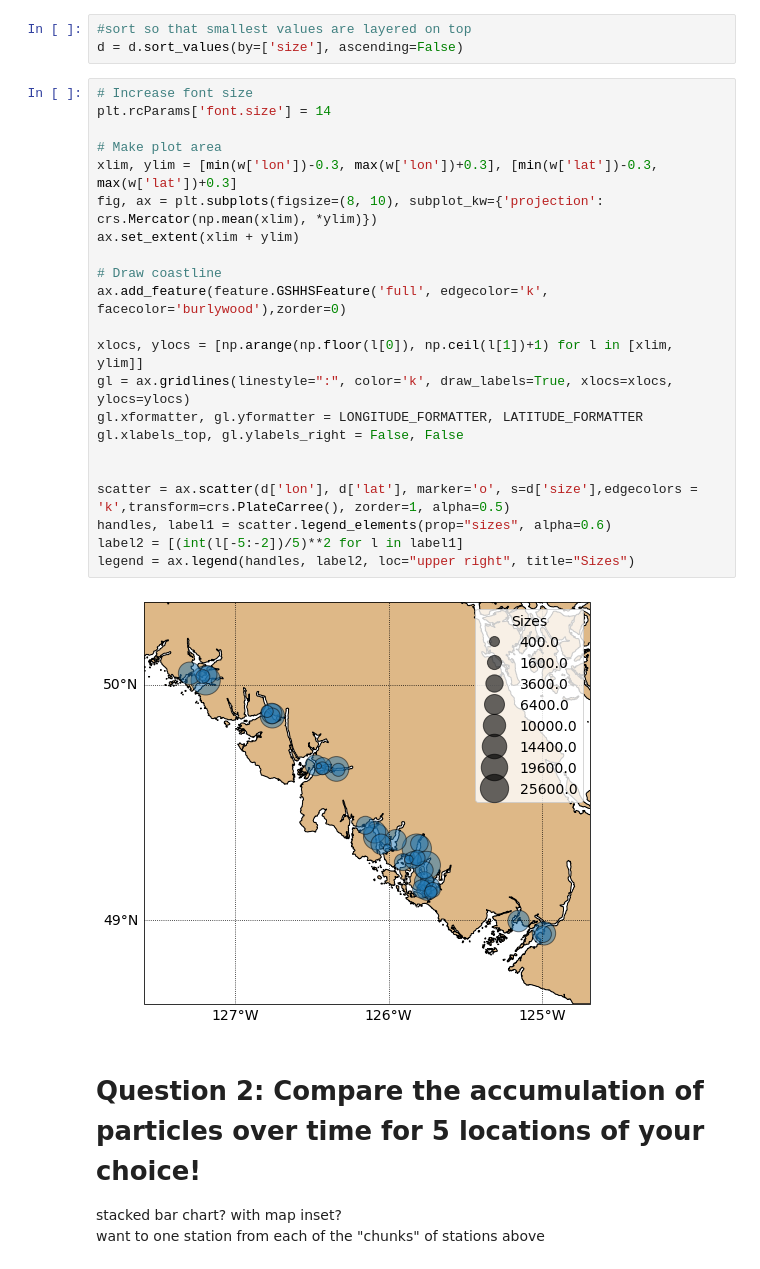
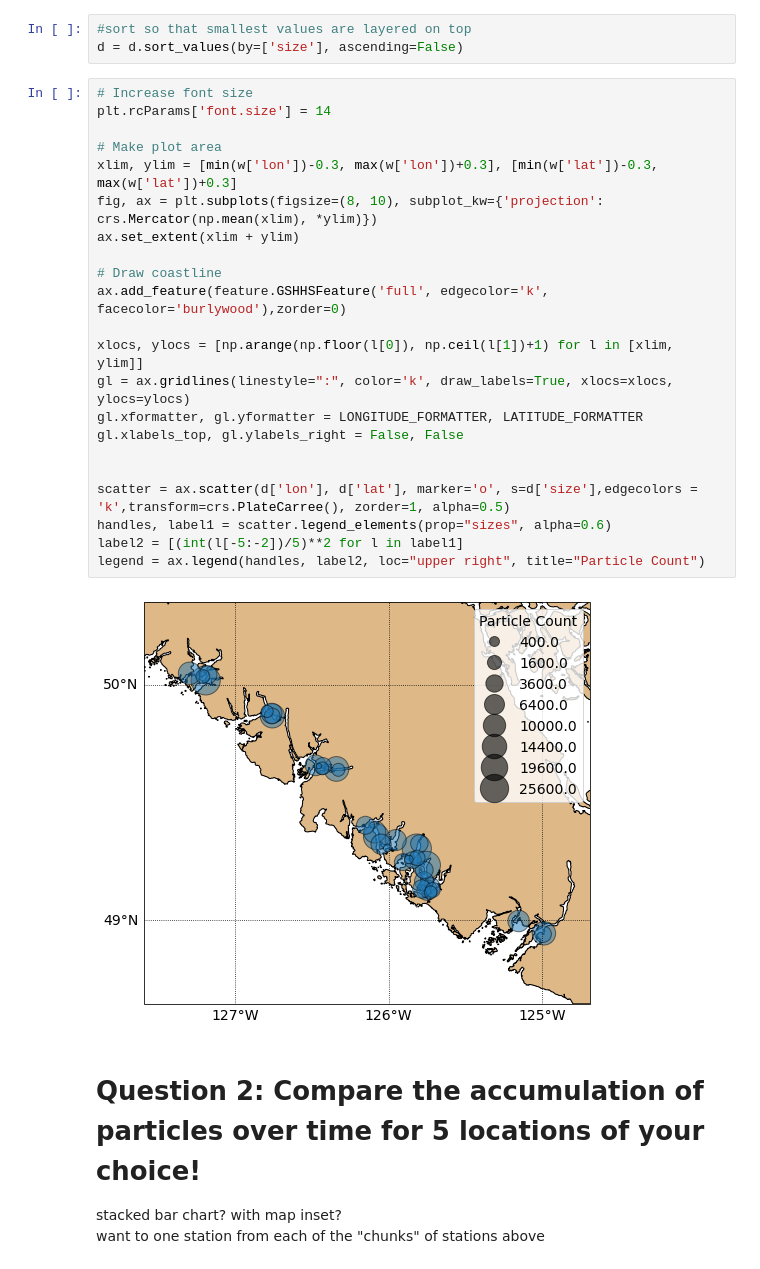
Before and after one commit to rbeutel/PRODIGY, a Jupyter notebook: assignment4.ipynb, the cells around one changed output. Drawn from its saved outputs; the diff is of its cells as text.

```diff
--- a/assignment4.ipynb
+++ b/assignment4.ipynb
@@ -58,27 +58,27 @@ d = d.sort_values(by=['size'], ascending=False)
 # %%
 # Increase font size
 plt.rcParams['font.size'] = 14
 
 # Make plot area
 xlim, ylim = [min(w['lon'])-0.3, max(w['lon'])+0.3], [min(w['lat'])-0.3, max(w['lat'])+0.3]
 fig, ax = plt.subplots(figsize=(8, 10), subplot_kw={'projection': crs.Mercator(np.mean(xlim), *ylim)})
 ax.set_extent(xlim + ylim)
 
 # Draw coastline
 ax.add_feature(feature.GSHHSFeature('full', edgecolor='k', facecolor='burlywood'),zorder=0)
 
 xlocs, ylocs = [np.arange(np.floor(l[0]), np.ceil(l[1])+1) for l in [xlim, ylim]]
 gl = ax.gridlines(linestyle=":", color='k', draw_labels=True, xlocs=xlocs, ylocs=ylocs)
 gl.xformatter, gl.yformatter = LONGITUDE_FORMATTER, LATITUDE_FORMATTER
 gl.xlabels_top, gl.ylabels_right = False, False
 
 
 scatter = ax.scatter(d['lon'], d['lat'], marker='o', s=d['size'],edgecolors = 'k',transform=crs.PlateCarree(), zorder=1, alpha=0.5)
 handles, label1 = scatter.legend_elements(prop="sizes", alpha=0.6)
 label2 = [(int(l[-5:-2])/5)**2 for l in label1]
-legend = ax.legend(handles, label2, loc="upper right", title="Sizes")
+legend = ax.legend(handles, label2, loc="upper right", title="Particle Count")
 # %% [output]
-[figure, old version]
+[figure, new version]
 # %% [markdown]
 # Question 2: Compare the accumulation of particles over time for 5 locations of your choice!
 stacked bar chart? with map inset?<br>
```
Also changed, not shown: parts of 12 cells of this notebook.
